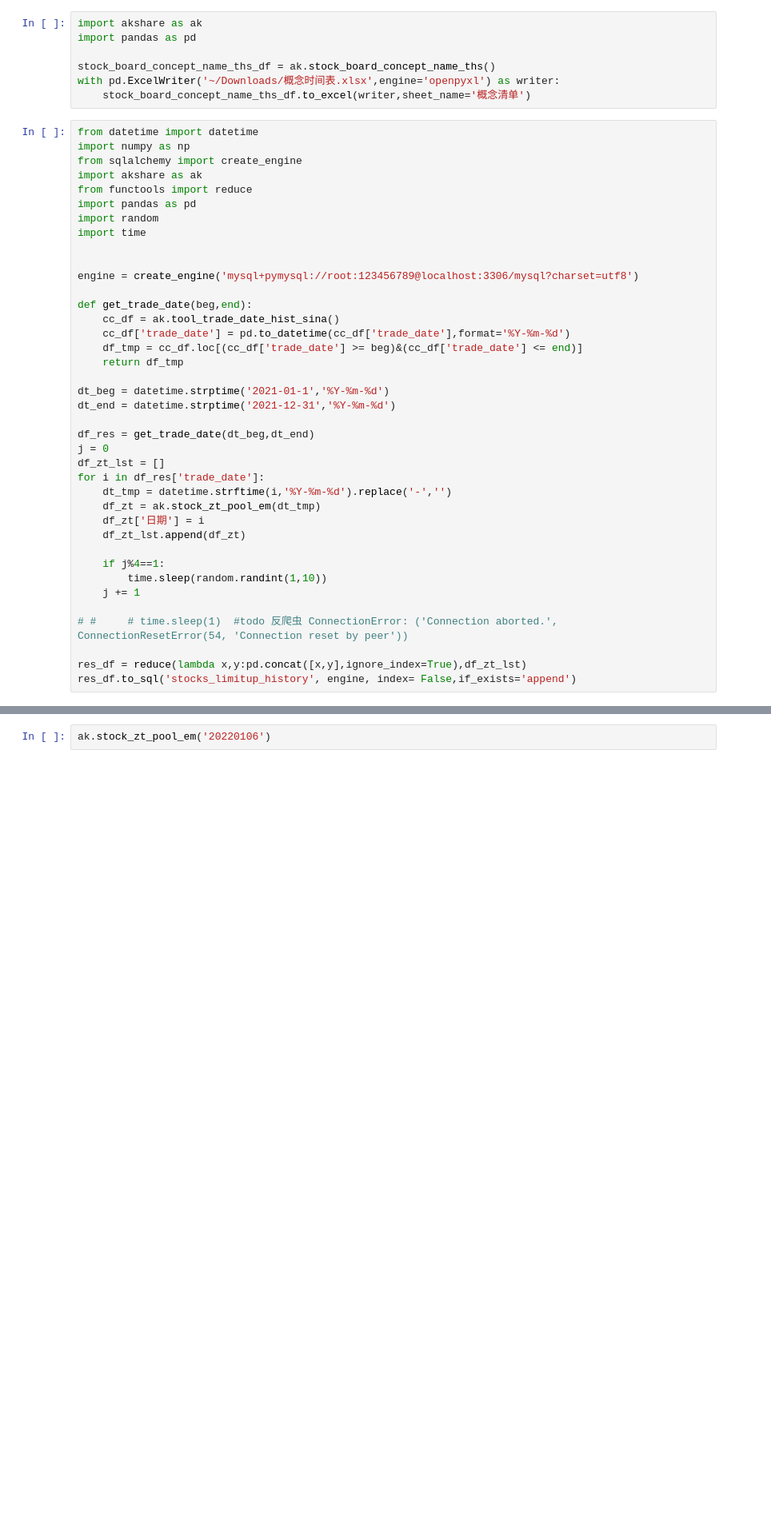
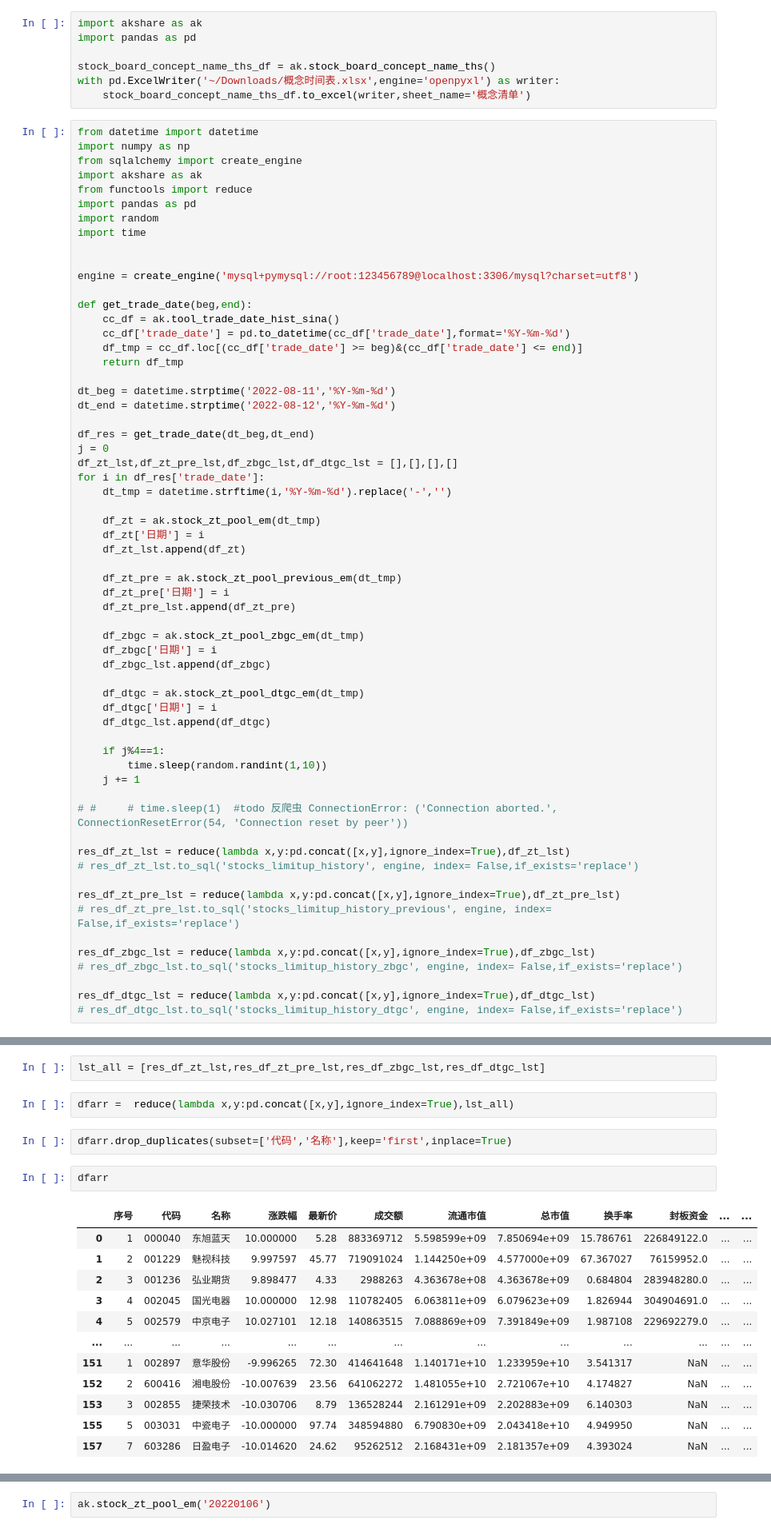
Before and after one commit to ifcheung2012/industryleader, a Jupyter notebook: joinquant.ipynb, the cells around one changed output, grey strips where cells are left out. Shown at 80% size. Cells and saved outputs as stored; diff of their text form; blank space fills up the shorter version.

```diff
--- a/joinquant.ipynb
+++ b/joinquant.ipynb
@@ -367,17 +393,30 @@ def get_trade_date(beg,end):
     df_tmp = cc_df.loc[(cc_df['trade_date'] >= beg)&(cc_df['trade_date'] <= end)]
     return df_tmp
 
-dt_beg = datetime.strptime('2021-01-1','%Y-%m-%d')
-dt_end = datetime.strptime('2021-12-31','%Y-%m-%d')
+dt_beg = datetime.strptime('2022-08-11','%Y-%m-%d')
+dt_end = datetime.strptime('2022-08-12','%Y-%m-%d')
 
 df_res = get_trade_date(dt_beg,dt_end)
 j = 0
-df_zt_lst = []
+df_zt_lst,df_zt_pre_lst,df_zbgc_lst,df_dtgc_lst = [],[],[],[]
 for i in df_res['trade_date']:
     dt_tmp = datetime.strftime(i,'%Y-%m-%d').replace('-','')
+
     df_zt = ak.stock_zt_pool_em(dt_tmp)
     df_zt['日期'] = i
     df_zt_lst.append(df_zt)
+
+    df_zt_pre = ak.stock_zt_pool_previous_em(dt_tmp)
+    df_zt_pre['日期'] = i
+    df_zt_pre_lst.append(df_zt_pre)
+
+    df_zbgc = ak.stock_zt_pool_zbgc_em(dt_tmp)
+    df_zbgc['日期'] = i
+    df_zbgc_lst.append(df_zbgc)
+
+    df_dtgc = ak.stock_zt_pool_dtgc_em(dt_tmp)
+    df_dtgc['日期'] = i
+    df_dtgc_lst.append(df_dtgc)
 
     if j%4==1:
         time.sleep(random.randint(1,10))
@@ -385,5 +424,14 @@ for i in df_res['trade_date']:
 
 # #     # time.sleep(1)  #todo 反爬虫 ConnectionError: ('Connection aborted.', ConnectionResetError(54, 'Connection reset by peer'))
 
-res_df = reduce(lambda x,y:pd.concat([x,y],ignore_index=True),df_zt_lst)
-res_df.to_sql('stocks_limitup_history', engine, index= False,if_exists='append')
+res_df_zt_lst = reduce(lambda x,y:pd.concat([x,y],ignore_index=True),df_zt_lst)
+# res_df_zt_lst.to_sql('stocks_limitup_history', engine, index= False,if_exists='replace')
+
+res_df_zt_pre_lst = reduce(lambda x,y:pd.concat([x,y],ignore_index=True),df_zt_pre_lst)
+# res_df_zt_pre_lst.to_sql('stocks_limitup_history_previous', engine, index= False,if_exists='replace')
+
+res_df_zbgc_lst = reduce(lambda x,y:pd.concat([x,y],ignore_index=True),df_zbgc_lst)
+# res_df_zbgc_lst.to_sql('stocks_limitup_history_zbgc', engine, index= False,if_exists='replace')
+
+res_df_dtgc_lst = reduce(lambda x,y:pd.concat([x,y],ignore_index=True),df_dtgc_lst)
+# res_df_dtgc_lst.to_sql('stocks_limitup_history_dtgc', engine, index= False,if_exists='replace')
@@ -506,0 +438,21 @@ res_df.to_sql('stocks_limitup_history_dtgc', engine, index= False,if_exists='rep
+# %%
+lst_all = [res_df_zt_lst,res_df_zt_pre_lst,res_df_zbgc_lst,res_df_dtgc_lst]
+# %%
+dfarr =  reduce(lambda x,y:pd.concat([x,y],ignore_index=True),lst_all)
+# %%
+dfarr.drop_duplicates(subset=['代码','名称'],keep='first',inplace=True)
+# %%
+dfarr
+# %% [output]
+|  | 序号 | 代码 | 名称 | 涨跌幅 | 最新价 | 成交额 | 流通市值 | 总市值 | 换手率 | 封板资金 | ... | ... |
+| 0 | 1 | 000040 | 东旭蓝天 | 10.000000 | 5.28 | 883369712 | 5.598599e+09 | 7.850694e+09 | 15.786761 | 226849122.0 | ... | ... |
+| 1 | 2 | 001229 | 魅视科技 | 9.997597 | 45.77 | 719091024 | 1.144250e+09 | 4.577000e+09 | 67.367027 | 76159952.0 | ... | ... |
+| 2 | 3 | 001236 | 弘业期货 | 9.898477 | 4.33 | 2988263 | 4.363678e+08 | 4.363678e+09 | 0.684804 | 283948280.0 | ... | ... |
+| 3 | 4 | 002045 | 国光电器 | 10.000000 | 12.98 | 110782405 | 6.063811e+09 | 6.079623e+09 | 1.826944 | 304904691.0 | ... | ... |
+| 4 | 5 | 002579 | 中京电子 | 10.027101 | 12.18 | 140863515 | 7.088869e+09 | 7.391849e+09 | 1.987108 | 229692279.0 | ... | ... |
+| ... | ... | ... | ... | ... | ... | ... | ... | ... | ... | ... | ... | ... |
+| 151 | 1 | 002897 | 意华股份 | -9.996265 | 72.30 | 414641648 | 1.140171e+10 | 1.233959e+10 | 3.541317 | NaN | ... | ... |
+| 152 | 2 | 600416 | 湘电股份 | -10.007639 | 23.56 | 641062272 | 1.481055e+10 | 2.721067e+10 | 4.174827 | NaN | ... | ... |
+| 153 | 3 | 002855 | 捷荣技术 | -10.030706 | 8.79 | 136528244 | 2.161291e+09 | 2.202883e+09 | 6.140303 | NaN | ... | ... |
+| 155 | 5 | 003031 | 中瓷电子 | -10.000000 | 97.74 | 348594880 | 6.790830e+09 | 2.043418e+10 | 4.949950 | NaN | ... | ... |
+| 157 | 7 | 603286 | 日盈电子 | -10.014620 | 24.62 | 95262512 | 2.168431e+09 | 2.181357e+09 | 4.393024 | NaN | ... | ... |
```
Also changed, not shown: parts of 38 cells of this notebook, 6 other files.
